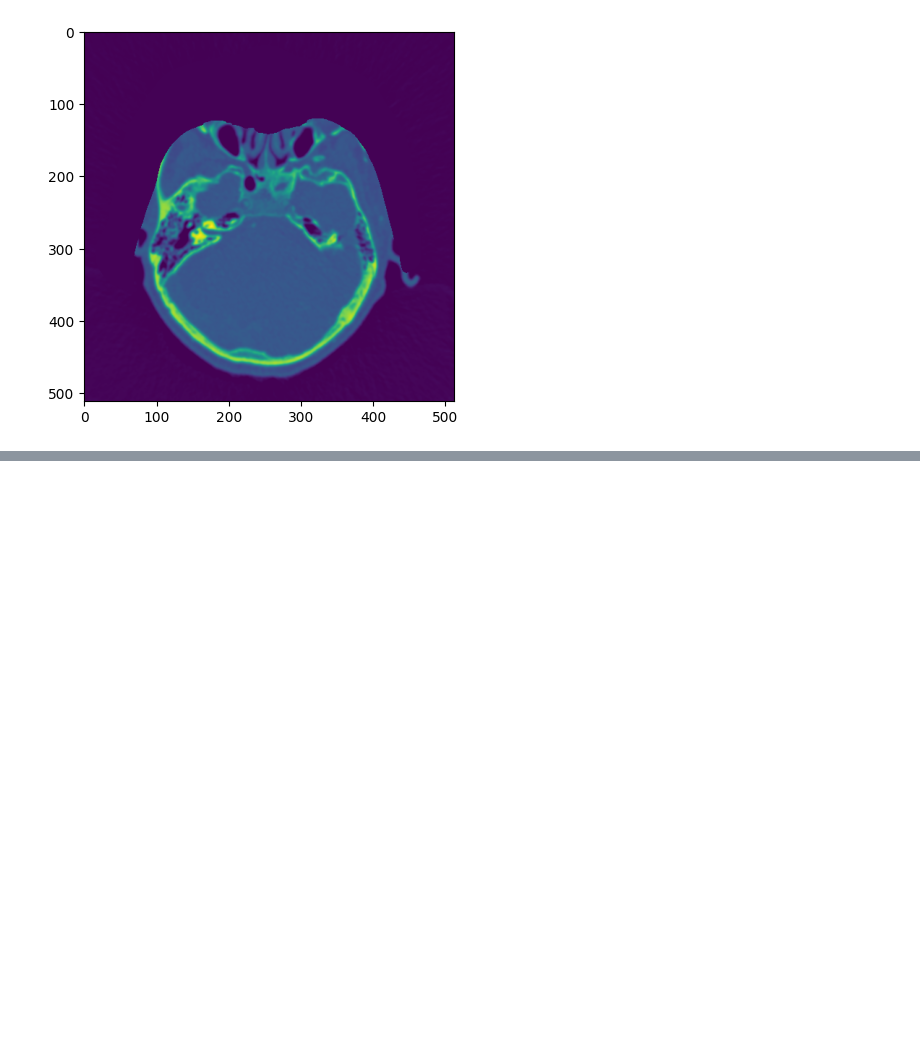
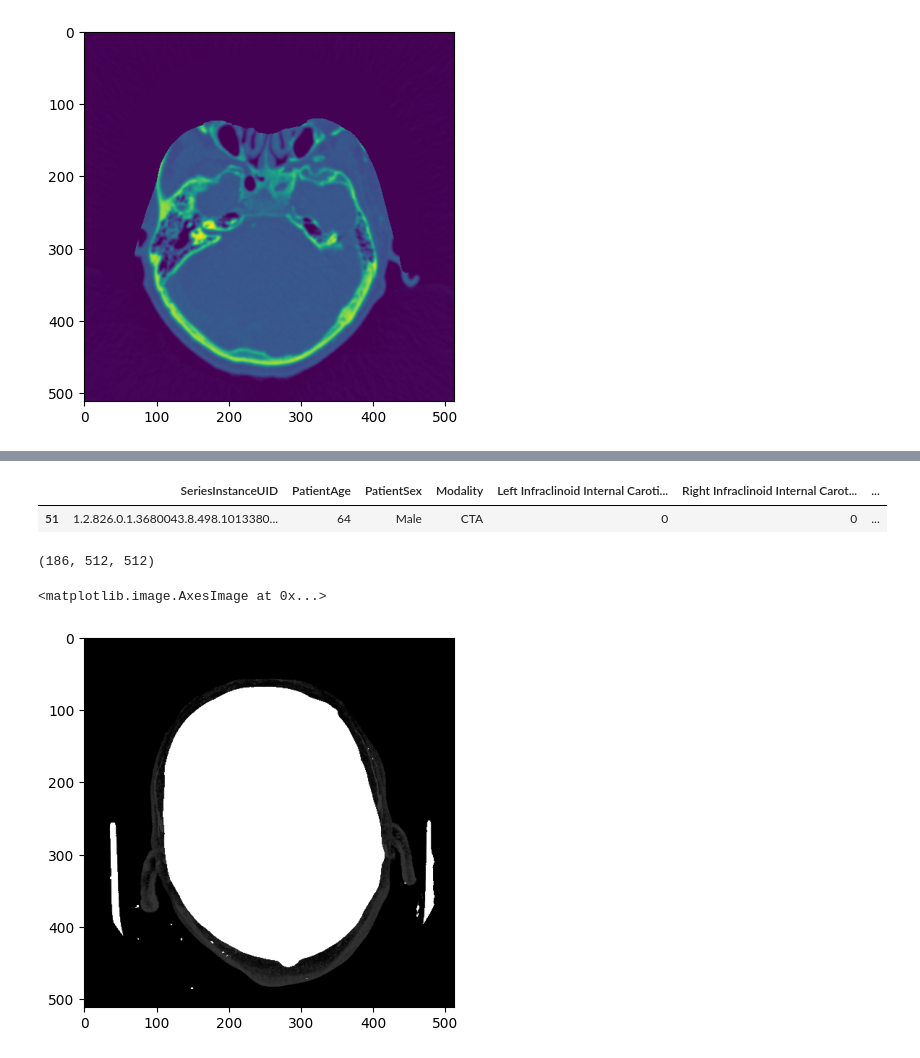
Before and after one commit to tom99763/9th-place-solution-RSNA-IAD, a Jupyter notebook: notebooks/Untitled.ipynb, the cells around one changed output, grey strips where cells are left out. Saved outputs shown, nothing was run; the diff lists cells and outputs as text; code cells hidden in the pictures; blank space fills up the shorter version.

```diff
--- a/notebooks/Untitled.ipynb
+++ b/notebooks/Untitled.ipynb
@@ -775,0 +1549,8 @@ plt.imshow(ds.pixel_array)
+# %%
+idx = 38
+uid = dm.train_dataset.uids[idx]
+
+dm.train_dataset.train_df[dm.train_dataset.train_df["SeriesInstanceUID"] == dm.train_dataset.uids[idx]]
+# %% [output]
+|  | SeriesInstanceUID | PatientAge | PatientSex | Modality | Left Infraclinoid Internal Caroti... | Right Infraclinoid Internal Carot... | ... |
+| 51 | 1.2.826.0.1.3680043.8.498.1013380... | 64 | Male | CTA | 0 | 0 | ... |
@@ -775,0 +1559,6 @@ plt.imshow(ds.pixel_array)
+# %%
+with np.load(f"../data/processed/slices/{uid}.npz") as data:
+        vol = data["vol"]
+        print(vol.shape)
+# %% [output]
+(186, 512, 512)
@@ -775,0 +1568,5 @@ plt.imshow(ds.pixel_array)
+# %%
+plt.imshow(cv2.equalizeHist(vol.max(axis=0)), cmap="gray")
+# %% [output]
+<matplotlib.image.AxesImage at 0x...>
+[figure, added]
```
Also changed, not shown: parts of 51 cells of this notebook, 8 other files.
